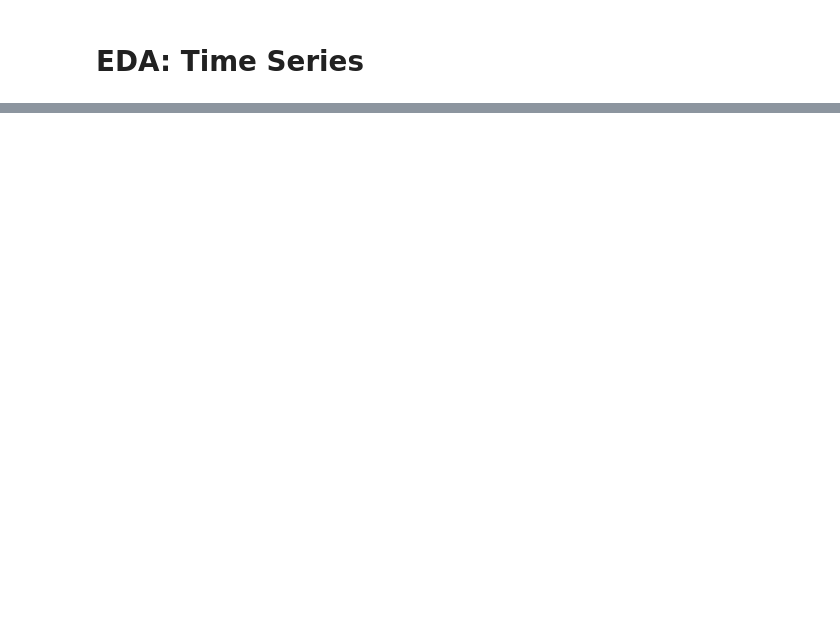
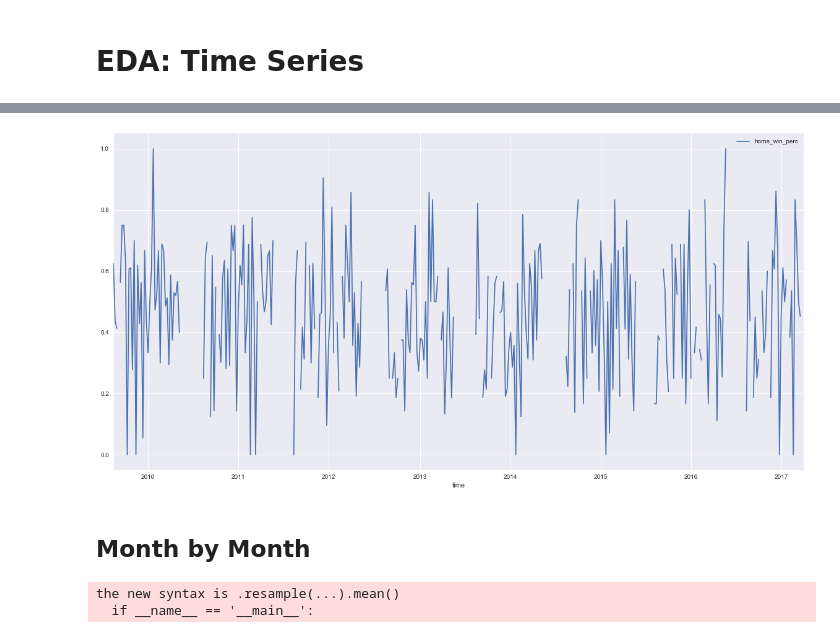
Before and after one commit to augusteby/soccerprediction, a Jupyter notebook: England/exploratory_data_analysis/eda_time_series.ipynb, the cells around one changed output, grey strips where cells are left out. Saved outputs shown, nothing was run; the diff lists cells and outputs as text; code cells hidden in the pictures; blank space fills up the shorter version.

```diff
--- a/England/exploratory_data_analysis/eda_time_series.ipynb
+++ b/England/exploratory_data_analysis/eda_time_series.ipynb
@@ -40,0 +105,13 @@ dtype: object
+# %%
+fig,ax=plt.subplots(figsize=(20,10))
+week_by_week.plot(ax=ax)
+plt.show()
+# %% [output]
+[figure, added]
+# %% [markdown]
+## Month by Month
+# %%
+month_by_month=perc_home_win_vs_time_df.resample('M', how='mean')
+# %% [output]
+the new syntax is .resample(...).mean()
+  if __name__ == '__main__':
```
Also changed, not shown: parts of 15 cells of this notebook, 6 other files.
